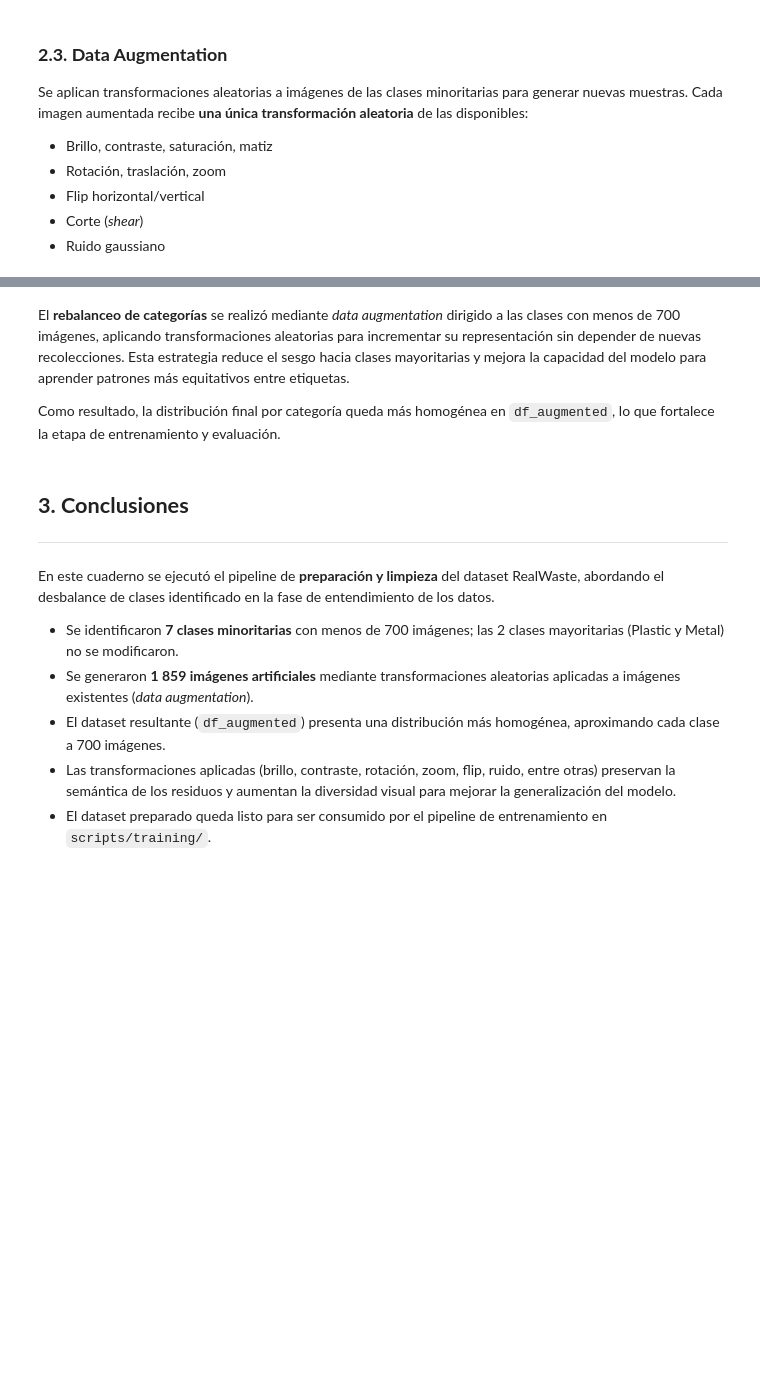
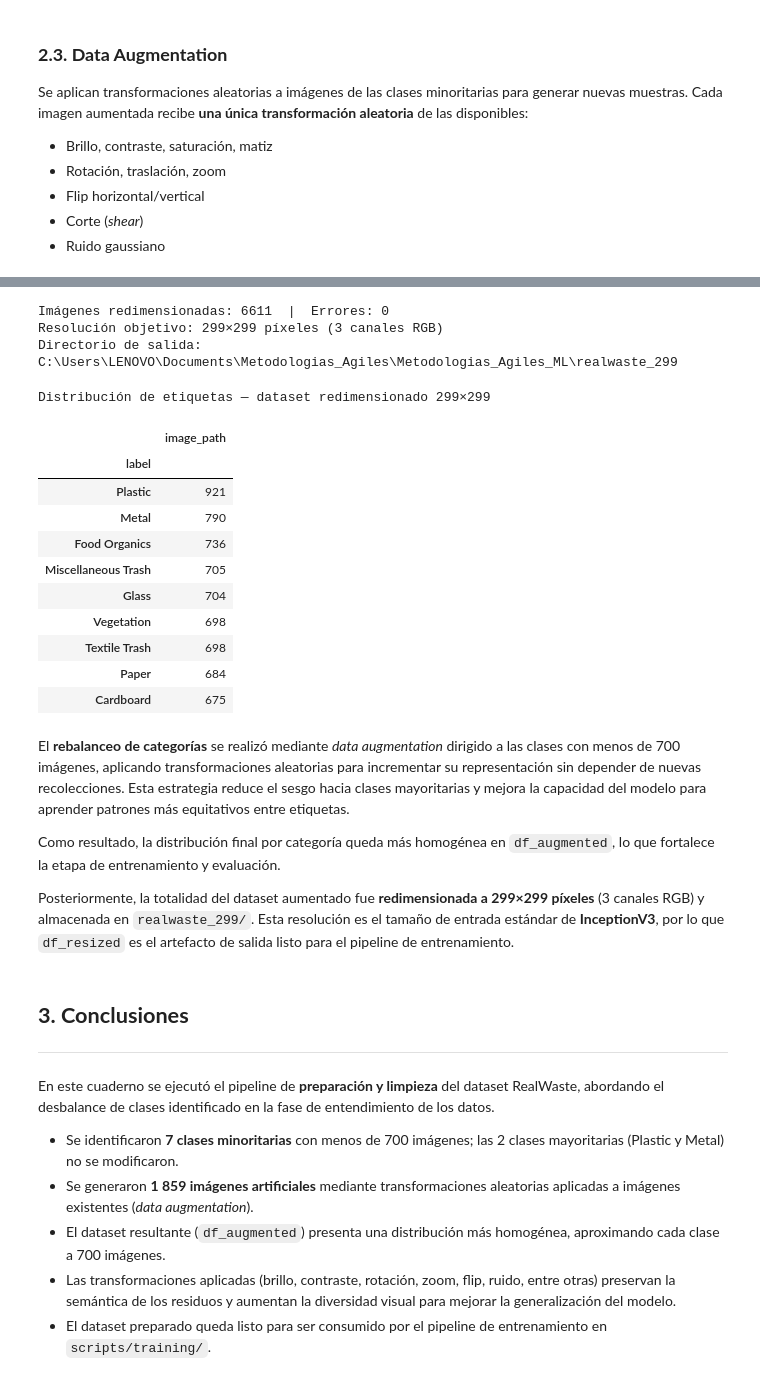
Before and after one commit to Klealp/Metodologias_Agiles_ML, a Jupyter notebook: scripts/preprocessing/M5U3_2_data_preprocessing.ipynb, the cells around one changed output, grey strips where cells are left out. Cells and saved outputs as stored; diff of their text form; code cells hidden in the pictures; blank space fills up the shorter version.

```diff
--- a/scripts/preprocessing/M5U3_2_data_preprocessing.ipynb
+++ b/scripts/preprocessing/M5U3_2_data_preprocessing.ipynb
@@ -235,7 +241,57 @@ Distribución de etiquetas después del aumento
+# %%
+from tqdm import tqdm
+
+TARGET_SIZE = (299, 299)
+resized_dir = str(_root / "realwaste_299")
+os.makedirs(resized_dir, exist_ok=True)
+
+records_resized = []
+errors = 0
+
+for _, row in tqdm(df_augmented.iterrows(), total=len(df_augmented), desc="Redimensionando"):
+    src_path = row["image_path"]
+    label = row["label"]
+    cat_dir = os.path.join(resized_dir, label)
+    os.makedirs(cat_dir, exist_ok=True)
+    filename = os.path.basename(src_path)
+    dest_path = os.path.join(cat_dir, filename)
+    try:
+        img = Image.open(src_path).convert("RGB").resize(TARGET_SIZE, Image.LANCZOS)
+        img.save(dest_path, "JPEG", quality=95)
+        records_resized.append({"image_path": dest_path, "label": label})
+    except (OSError, UnidentifiedImageError) as e:
+        warnings.warn(f"No se pudo procesar {src_path}: {e}")
+        errors += 1
+
+df_resized = pd.DataFrame(records_resized)
+print(f"Imágenes redimensionadas: {len(df_resized)}  |  Errores: {errors}")
+print(f"Resolución objetivo: {TARGET_SIZE[0]}×{TARGET_SIZE[1]} píxeles (3 canales RGB)")
+print(f"Directorio de salida: {resized_dir}")
+# %% [output]
+Imágenes redimensionadas: 6611  |  Errores: 0
+Resolución objetivo: 299×299 píxeles (3 canales RGB)
+Directorio de salida: C:\Users\LENOVO\Documents\Metodologias_Agiles\Metodologias_Agiles_ML\realwaste_299
+# %%
+df_resized.groupby(variable_objetivo).agg({'image_path': 'size'}).sort_values(by='image_path', ascending=False).style.background_gradient(cmap='Greens').set_caption("Distribución de etiquetas — dataset redimensionado 299×299")
+# %% [output]
+Distribución de etiquetas — dataset redimensionado 299×299
+|  | image_path |
+| label |  |
+| Plastic | 921 |
+| Metal | 790 |
+| Food Organics | 736 |
+| Miscellaneous Trash | 705 |
+| Glass | 704 |
+| Vegetation | 698 |
+| Textile Trash | 698 |
+| Paper | 684 |
+| Cardboard | 675 |
 # %% [markdown]
 El **rebalanceo de categorías** se realizó mediante *data augmentation* dirigido a las clases con menos de 700 imágenes, aplicando transformaciones aleatorias para incrementar su representación sin depender de nuevas recolecciones. Esta estrategia reduce el sesgo hacia clases mayoritarias y mejora la capacidad del modelo para aprender patrones más equitativos entre etiquetas.
 
 Como resultado, la distribución final por categoría queda más homogénea en `df_augmented`, lo que fortalece la etapa de entrenamiento y evaluación.
+
+Posteriormente, la totalidad del dataset aumentado fue **redimensionada a 299×299 píxeles** (3 canales RGB) y almacenada en `realwaste_299/`. Esta resolución es el tamaño de entrada estándar de **InceptionV3**, por lo que `df_resized` es el artefacto de salida listo para el pipeline de entrenamiento.
 # %% [markdown]
 ## **3. Conclusiones**
 ---
```
Also changed, not shown: parts of 5 cells of this notebook, 3 other files.
